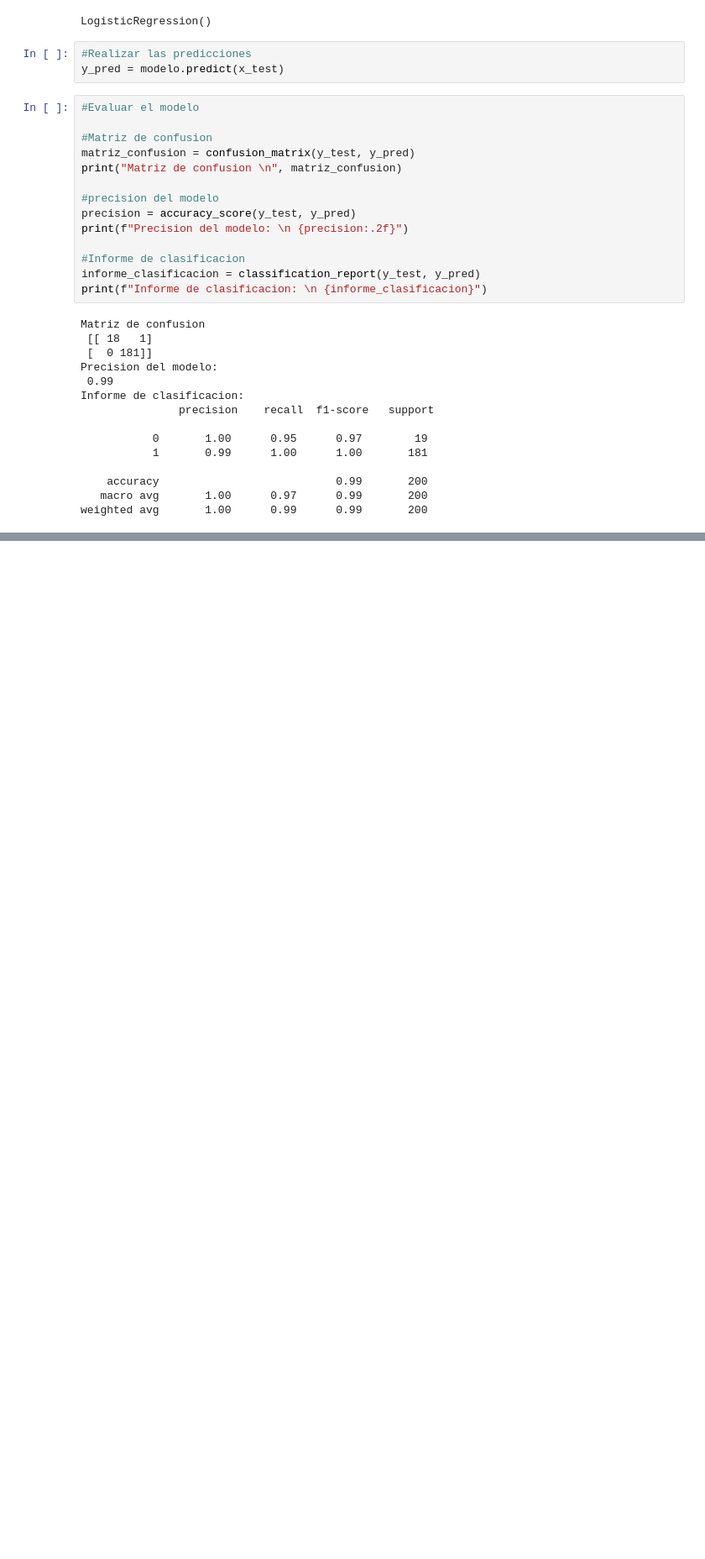
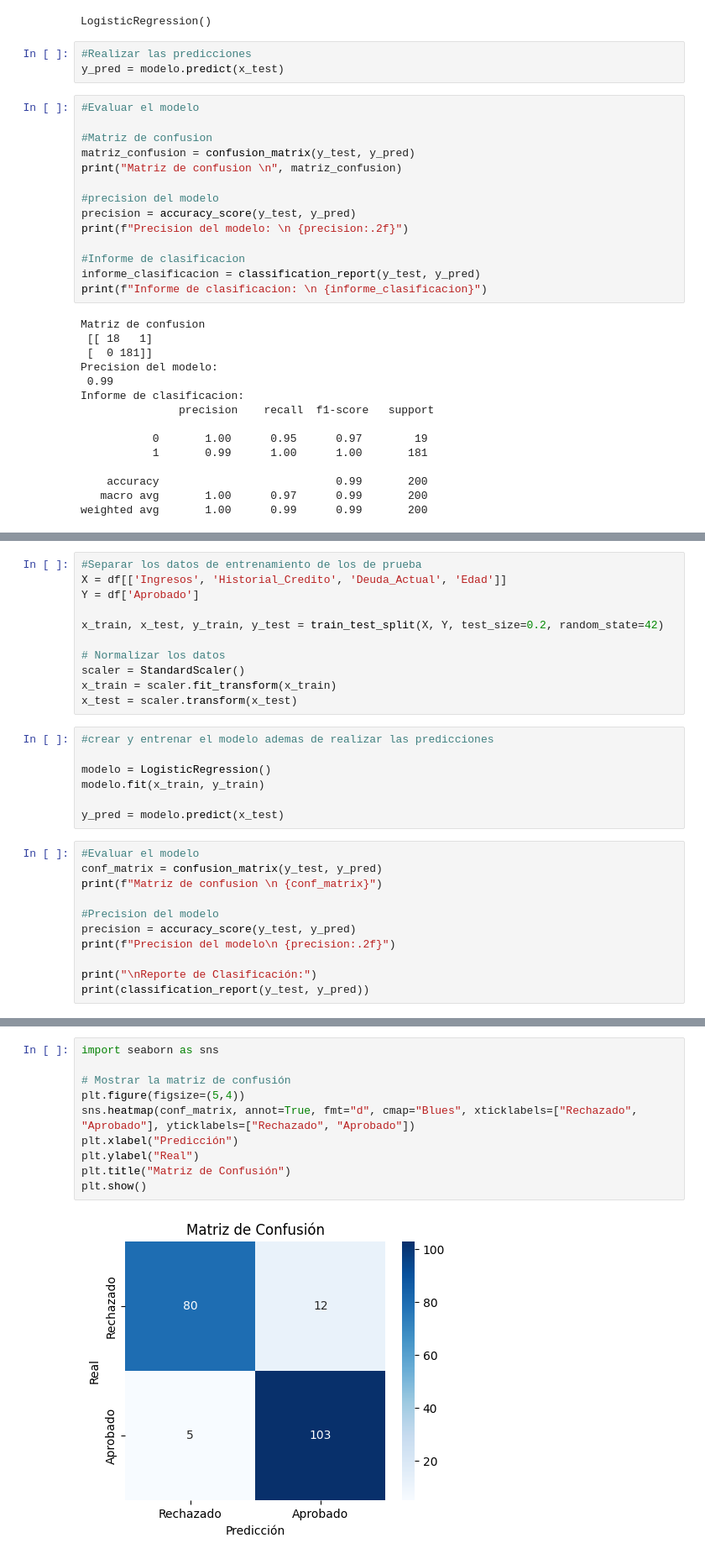
Before and after one commit to StxvenDev/IA-pruebas, a Jupyter notebook: regresion_logistica.ipynb, the cells around one changed output, grey strips where cells are left out. Shown: that part at 84% size. Cells and saved outputs as stored; diff of their text form; blank space fills up the shorter version.

```diff
--- a/regresion_logistica.ipynb
+++ b/regresion_logistica.ipynb
@@ -99,0 +121,29 @@ weighted avg       1.00      0.99      0.99       200
+# %%
+#Separar los datos de entrenamiento de los de prueba
+X = df[['Ingresos', 'Historial_Credito', 'Deuda_Actual', 'Edad']]
+Y = df['Aprobado']
+
+x_train, x_test, y_train, y_test = train_test_split(X, Y, test_size=0.2, random_state=42)
+
+# Normalizar los datos
+scaler = StandardScaler()
+x_train = scaler.fit_transform(x_train)
+x_test = scaler.transform(x_test)
+# %%
+#crear y entrenar el modelo ademas de realizar las predicciones
+
+modelo = LogisticRegression()
+modelo.fit(x_train, y_train)
+
+y_pred = modelo.predict(x_test)
+# %%
+#Evaluar el modelo
+conf_matrix = confusion_matrix(y_test, y_pred)
+print(f"Matriz de confusion \n {conf_matrix}")
+
+#Precision del modelo
+precision = accuracy_score(y_test, y_pred)
+print(f"Precision del modelo\n {precision:.2f}")
+
+print("\nReporte de Clasificación:")
+print(classification_report(y_test, y_pred))
@@ -99,0 +166,12 @@ weighted avg       1.00      0.99      0.99       200
+# %%
+import seaborn as sns
+
+# Mostrar la matriz de confusión
+plt.figure(figsize=(5,4))
+sns.heatmap(conf_matrix, annot=True, fmt="d", cmap="Blues", xticklabels=["Rechazado", "Aprobado"], yticklabels=["Rechazado", "Aprobado"])
+plt.xlabel("Predicción")
+plt.ylabel("Real")
+plt.title("Matriz de Confusión")
+plt.show()
+# %% [output]
+[figure, added]
```
Also changed, not shown: parts of 5 cells of this notebook, 1 other file.
